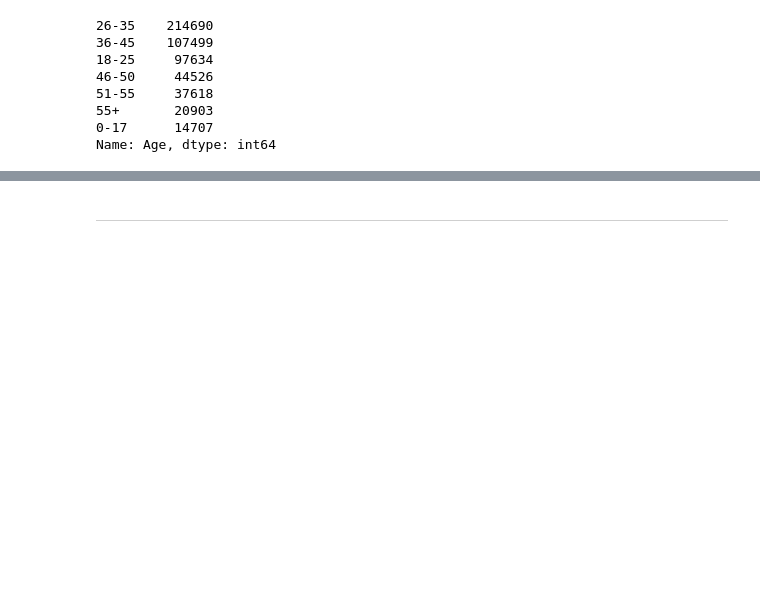
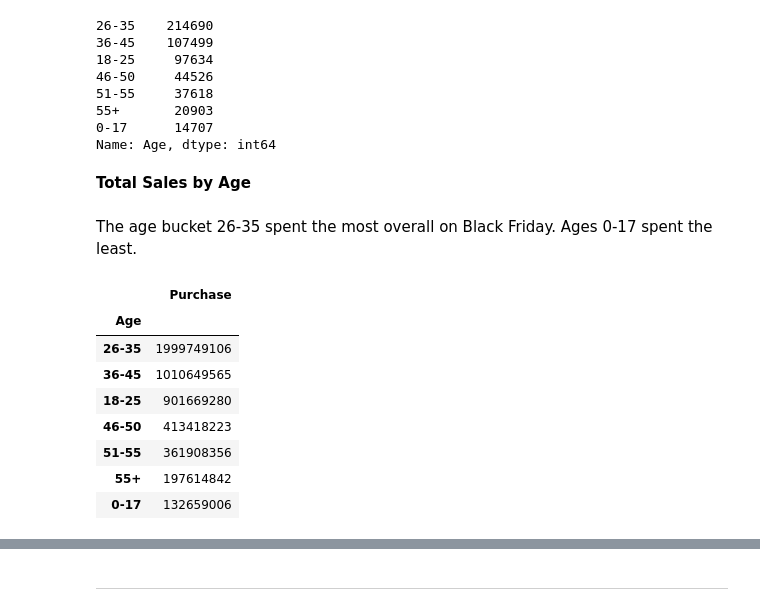
Before and after one commit to pinkdragon1000/Black-Friday-Project, a Jupyter notebook: Black Friday Analysis.ipynb, the cells around one changed output, grey strips where cells are left out. Drawn from its saved outputs; the diff is of its cells as text; code cells hidden in the pictures; blank space fills up the shorter version.

```diff
--- a/Black Friday Analysis.ipynb
+++ b/Black Friday Analysis.ipynb
@@ -267,3 +288,20 @@ age
 55+       20903
 0-17      14707
 Name: Age, dtype: int64
+# %% [markdown]
+**Total Sales by Age**
+# %% [markdown]
+The age bucket 26-35 spent the most overall on Black Friday.  Ages 0-17 spent the least.
+# %%
+totalsalesbyage=df.groupby('Age').agg({'Purchase':np.sum}).sort_values('Purchase', ascending=False)
+totalsalesbyage
+# %% [output]
+|  | Purchase |
+| Age |  |
+| 26-35 | 1999749106 |
+| 36-45 | 1010649565 |
+| 18-25 | 901669280 |
+| 46-50 | 413418223 |
+| 51-55 | 361908356 |
+| 55+ | 197614842 |
+| 0-17 | 132659006 |
```
Also changed, not shown: parts of 34 cells of this notebook.
